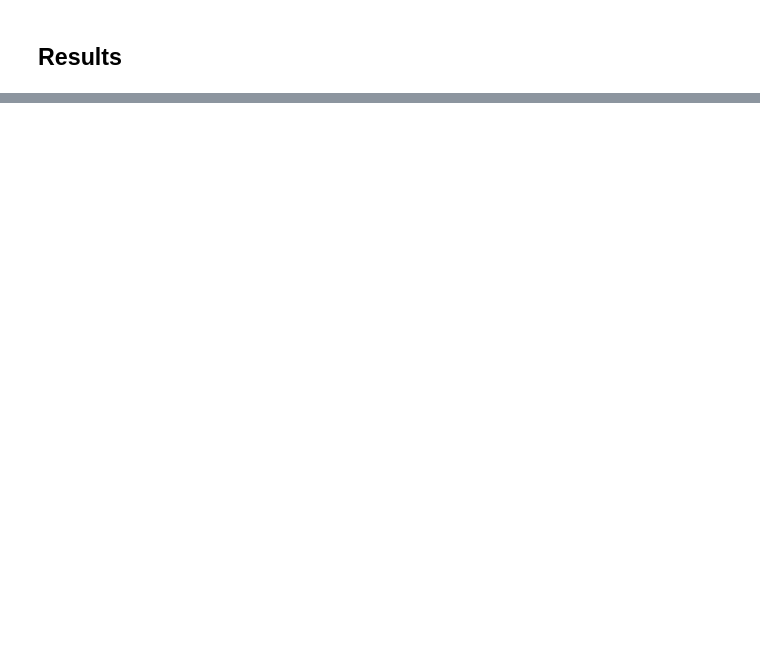
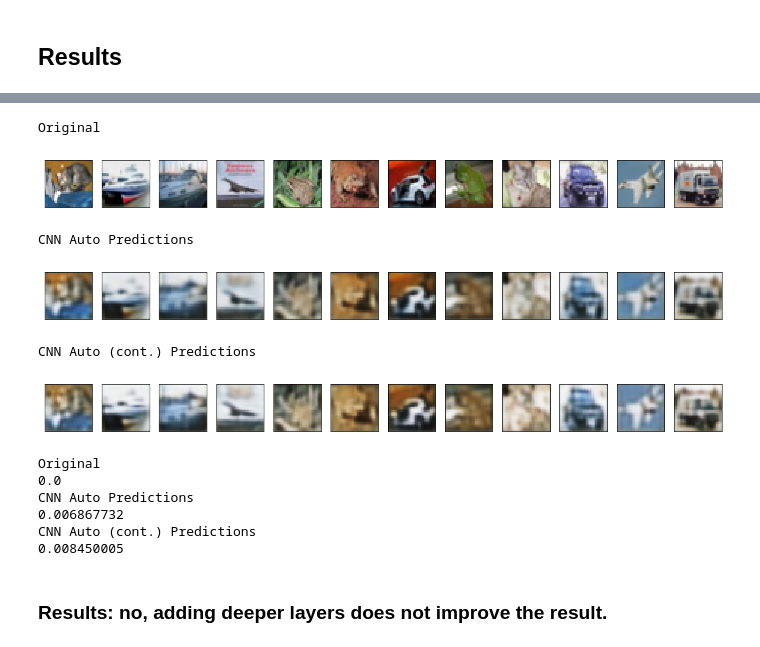
Before and after one commit to several27/COMP6208-AutoEncoder, a Jupyter notebook: mattochal/CNN_upscalers.ipynb, the cells around one changed output, grey strips where cells are left out. Cells and saved outputs as stored; diff of their text form; code cells hidden in the pictures; blank space fills up the shorter version.

```diff
--- a/mattochal/CNN_upscalers.ipynb
+++ b/mattochal/CNN_upscalers.ipynb
@@ -405,0 +884,34 @@ Original
+# %%
+cnn_auto_pred_L6_cifar = my_basic_cnn_autoencoder_L6_cifar.predict(x_test_cifar)
+
+# from sklearn.metrics import mean_squared_error
+y = np.reshape(x_test_cifar, (-1, 32 * 32,))
+
+print("Original")
+draw_images(x_test_cifar, shape=(32, 32, 3))
+print("CNN Auto Predictions")
+draw_images(cnn_auto_pred, shape=(32, 32, 3))
+print("CNN Auto (cont.) Predictions")
+draw_images(cnn_auto_pred_L6_cifar, shape=(32, 32, 3))
+
+print("Original")
+print(mean_squared_error(np.reshape(x_test_cifar, (-1, 32*32,)), y))
+print("CNN Auto Predictions")
+print(mean_squared_error(np.reshape(cnn_auto_pred, (-1, 32*32,)), y))
+print("CNN Auto (cont.) Predictions")
+print(mean_squared_error(np.reshape(cnn_auto_pred_L6_cifar, (-1, 32*32,)), y))
+# %% [output]
+Original
+[figure, added]
+CNN Auto Predictions
+[figure, added]
+CNN Auto (cont.) Predictions
+[figure, added]
+Original
+0.0
+CNN Auto Predictions
+0.006867732
+CNN Auto (cont.) Predictions
+0.008450005
+# %% [markdown]
+### Results: no, adding deeper layers does not improve the result.
```
Also changed, not shown: parts of 54 cells of this notebook, 4 other files.
